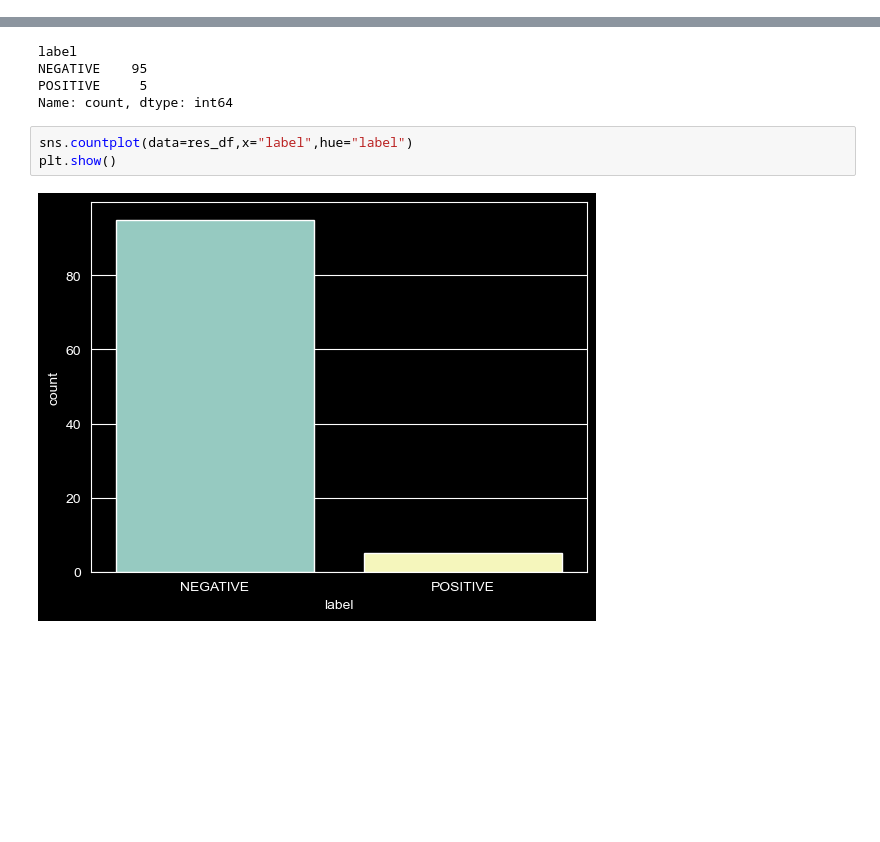
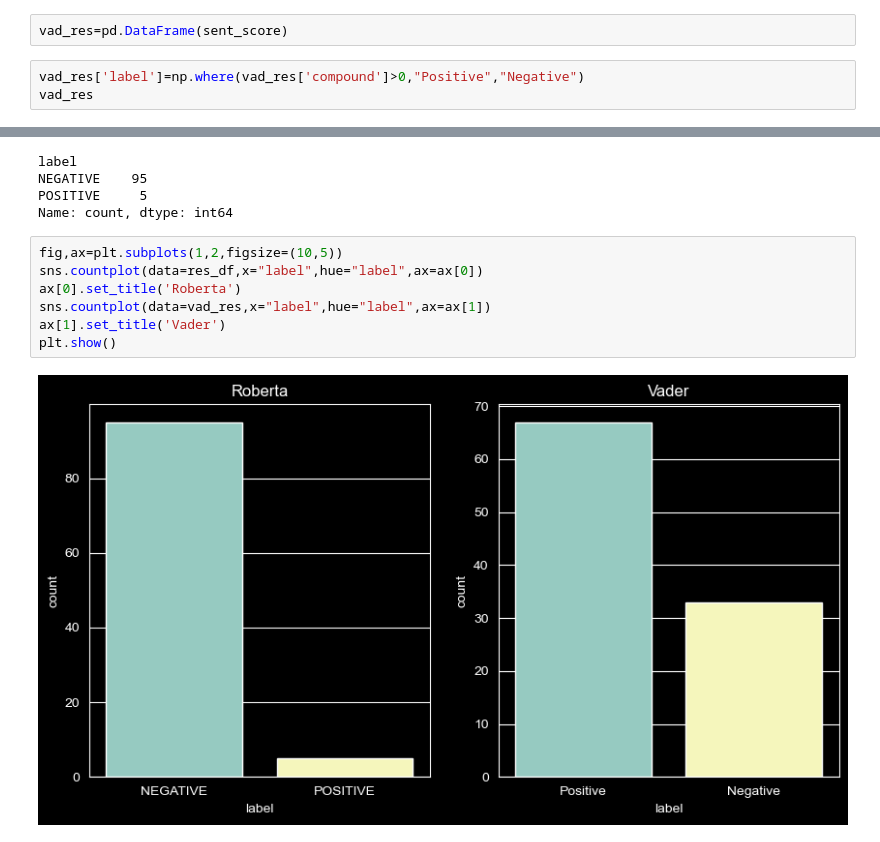
Before and after one commit to ajiteshsi/test_2, a Jupyter notebook: Sentiment_2.ipynb, the cells around one changed output, grey strips where cells are left out. Drawn from its saved outputs; the diff is of its cells as text; blank space fills up the shorter version.

```diff
--- a/Sentiment_2.ipynb
+++ b/Sentiment_2.ipynb
@@ -459,3 +459,8 @@ len(sent_score),sent_score
   {'neg': 0.068, 'neu': 0.78, 'pos': 0.152, 'compound': 0.9922},
   {'neg': 0.0, 'neu': 1.0, 'pos': 0.0, 'compound': 0.0},
   {'neg': 0.018, 'neu': 0.832, 'pos': 0.15, 'compound': 0.9571}])
+# %%
+vad_res=pd.DataFrame(sent_score)
+# %%
+vad_res['label']=np.where(vad_res['compound']>0,"Positive","Negative")
+vad_res
@@ -543,7 +562,11 @@ NEGATIVE    95
 POSITIVE     5
 Name: count, dtype: int64
 # %%
-sns.countplot(data=res_df,x="label",hue="label")
+fig,ax=plt.subplots(1,2,figsize=(10,5))
+sns.countplot(data=res_df,x="label",hue="label",ax=ax[0])
+ax[0].set_title('Roberta')
+sns.countplot(data=vad_res,x="label",hue="label",ax=ax[1])
+ax[1].set_title('Vader')
 plt.show()
 # %% [output]
-[figure, old version]
+[figure, new version]
```
Also changed, not shown: parts of 1 cell of this notebook.
